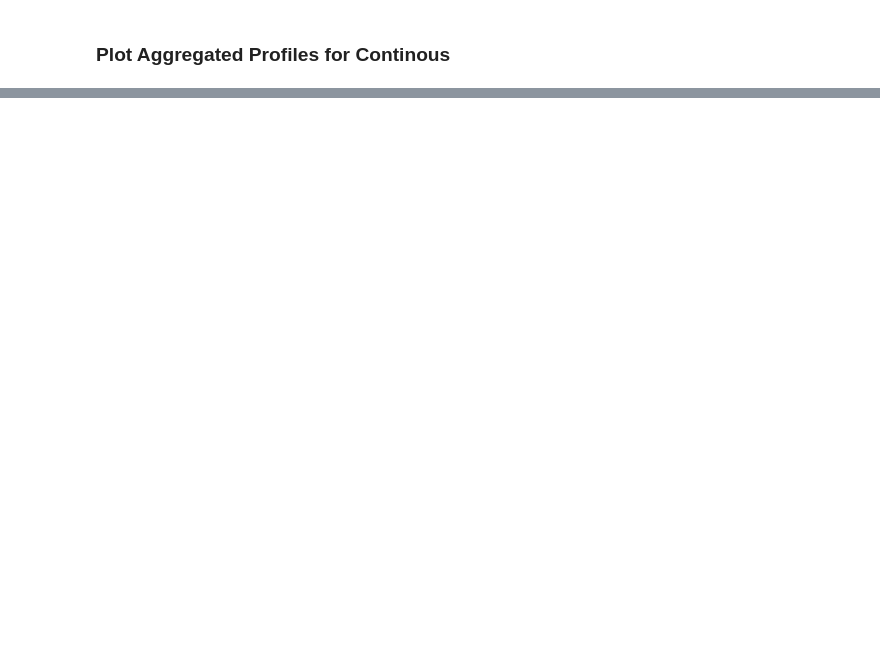
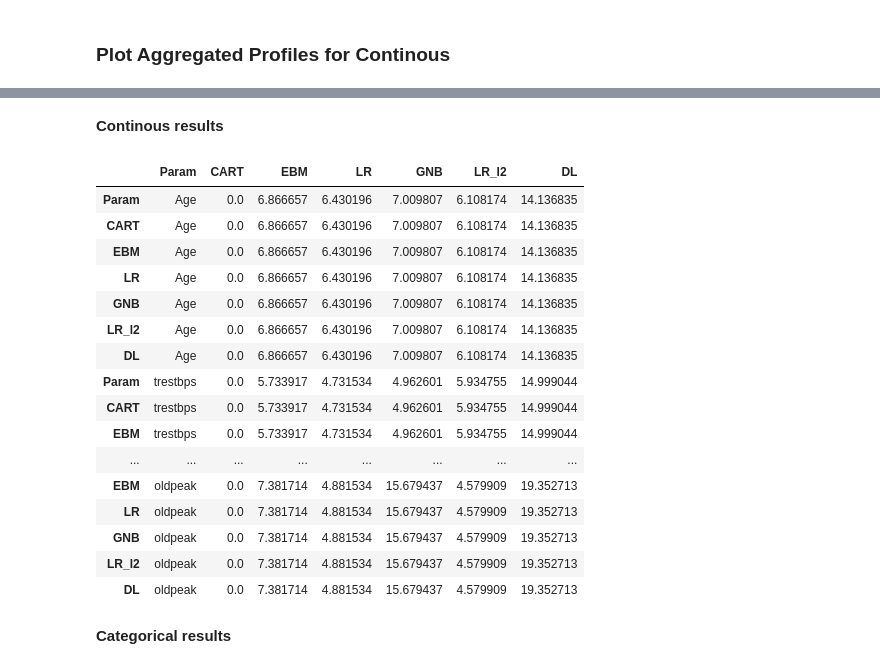
Before and after one commit to bartsvoboda/XAI_models, a Jupyter notebook: worst-case_exp/heart.ipynb, the cells around one changed output, grey strips where cells are left out. Drawn from its saved outputs; the diff is of its cells as text; code cells hidden in the pictures; blank space fills up the shorter version.

Commit message:
add heart worst_case

```diff
--- a/worst-case_exp/heart.ipynb
+++ b/worst-case_exp/heart.ipynb
@@ -22,7 +23,7 @@ import worstcase_helper
 import importlib
 importlib.reload(worstcase_helper)
 
-preprocess, X, y = worstcase_helper.load_dataset_with_preprocess("CART", dataset)
+preprocess, X, y = worstcase_helper.load_dataset_with_preprocess(clf_name, dataset)
 # %%
 preprocess
 # %% [output]
@@ -160,0 +167,33 @@ pd_cart
+# %%
+def calc(feat_gen, feat_comp):
+    return np.abs(np.subtract(feat_gen["_yhat_"], feat_comp["_yhat_"])).sum()
+# %%
+def select_feat_result_cont(feat_name):
+    feat_cart = pd_cart.result[pd_cart.result["_vname_"] == feat_name]
+    feat_ebm = pd_ebm.result[pd_ebm.result["_vname_"] == feat_name]
+    feat_lr = pd_lr.result[pd_lr.result["_vname_"] == feat_name]
+    feat_gnb = pd_gnb.result[pd_gnb.result["_vname_"] == feat_name]
+    feat_lr_l2 = pd_lr_l2.result[pd_lr_l2.result["_vname_"] == feat_name]
+    feat_dl = pd_dl.result[pd_dl.result["_vname_"] == feat_name]
+
+    #define generator clf
+    gen_res = feat_cart
+
+    cart_res = calc(gen_res, feat_cart)
+    ebm_res = calc(gen_res, feat_ebm)
+    lr_res = calc(gen_res, feat_lr)
+    gnb_res = calc(gen_res, feat_gnb)
+    lr_l2_res = calc(gen_res, feat_lr_l2)
+    dl_res = calc(gen_res, feat_dl)
+
+    dict_result = {
+        "Param": feat_name,
+        "CART": cart_res,
+        "EBM": ebm_res,
+        "LR": lr_res,
+        "GNB": gnb_res,
+        "LR_l2": lr_l2_res,
+        "DL": dl_res
+    }
+
+    return dict_result
@@ -160,0 +230,31 @@ pd_cart
+# %% [markdown]
+**Continous results**
+# %%
+cont_results = []
+for param in cont_feat:
+    param_result = select_feat_result_cont(param)
+    param_result = pd.DataFrame(param_result, index =list(param_result.keys()))
+    cont_results.append(param_result)
+# %%
+cont_final_res = pd.concat(cont_results)
+cont_final_res
+# %% [output]
+|  | Param | CART | EBM | LR | GNB | LR_l2 | DL |
+| Param | Age | 0.0 | 6.866657 | 6.430196 | 7.009807 | 6.108174 | 14.136835 |
+| CART | Age | 0.0 | 6.866657 | 6.430196 | 7.009807 | 6.108174 | 14.136835 |
+| EBM | Age | 0.0 | 6.866657 | 6.430196 | 7.009807 | 6.108174 | 14.136835 |
+| LR | Age | 0.0 | 6.866657 | 6.430196 | 7.009807 | 6.108174 | 14.136835 |
+| GNB | Age | 0.0 | 6.866657 | 6.430196 | 7.009807 | 6.108174 | 14.136835 |
+| LR_l2 | Age | 0.0 | 6.866657 | 6.430196 | 7.009807 | 6.108174 | 14.136835 |
+| DL | Age | 0.0 | 6.866657 | 6.430196 | 7.009807 | 6.108174 | 14.136835 |
+| Param | trestbps | 0.0 | 5.733917 | 4.731534 | 4.962601 | 5.934755 | 14.999044 |
+| CART | trestbps | 0.0 | 5.733917 | 4.731534 | 4.962601 | 5.934755 | 14.999044 |
+| EBM | trestbps | 0.0 | 5.733917 | 4.731534 | 4.962601 | 5.934755 | 14.999044 |
+| ... | ... | ... | ... | ... | ... | ... | ... |
+| EBM | oldpeak | 0.0 | 7.381714 | 4.881534 | 15.679437 | 4.579909 | 19.352713 |
+| LR | oldpeak | 0.0 | 7.381714 | 4.881534 | 15.679437 | 4.579909 | 19.352713 |
+| GNB | oldpeak | 0.0 | 7.381714 | 4.881534 | 15.679437 | 4.579909 | 19.352713 |
+| LR_l2 | oldpeak | 0.0 | 7.381714 | 4.881534 | 15.679437 | 4.579909 | 19.352713 |
+| DL | oldpeak | 0.0 | 7.381714 | 4.881534 | 15.679437 | 4.579909 | 19.352713 |
+# %% [markdown]
+**Categorical results**
```
Also changed, not shown: parts of 13 cells of this notebook, 1 other file.
